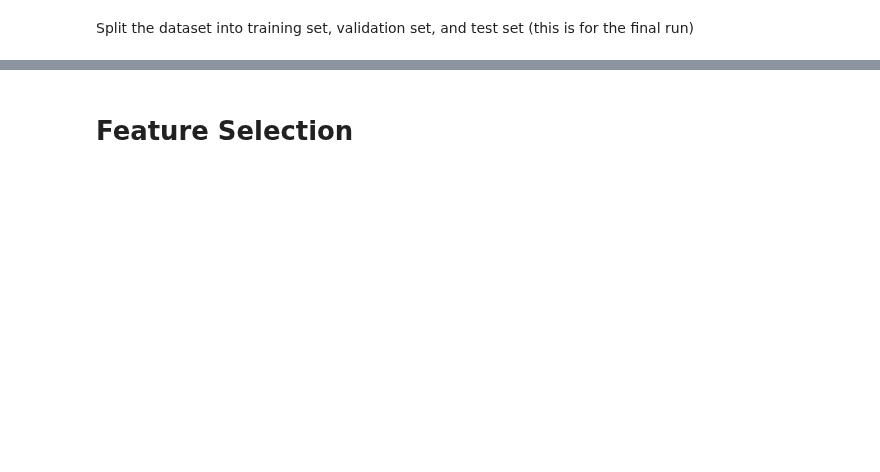
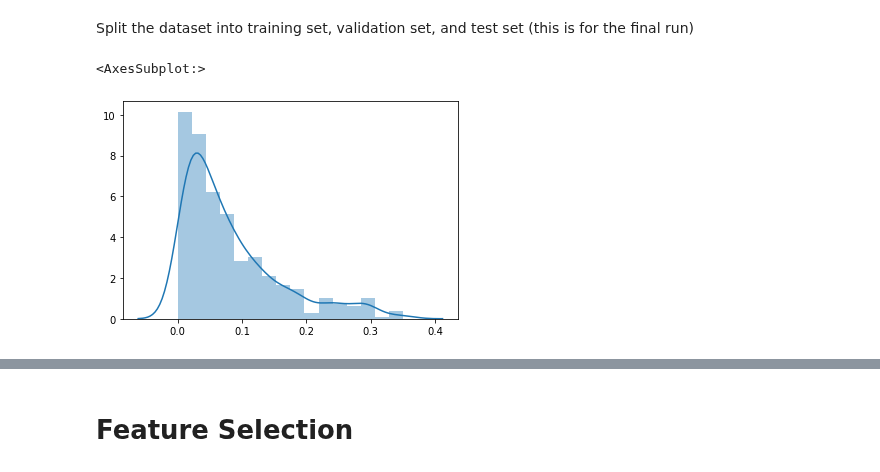
Before and after one commit to ZachLiu519/nba-model, a Jupyter notebook: spring21_models/baseline_model.ipynb, the cells around one changed output, grey strips where cells are left out. Cells and saved outputs as stored; diff of their text form; code cells hidden in the pictures; blank space fills up the shorter version.

```diff
--- a/spring21_models/baseline_model.ipynb
+++ b/spring21_models/baseline_model.ipynb
@@ -54,3 +63,8 @@ X_train, X_val, y_train, y_val = train_test_split(X_train, y_train, test_size=0.
+# %%
+sns.distplot(y_train)
+# %% [output]
+<AxesSubplot:>
+[figure, added]
 # %%
 X.to_excel("X.xlsx")
 y.to_excel("y.xlsx")
```
Also changed, not shown: parts of 12 cells of this notebook.
